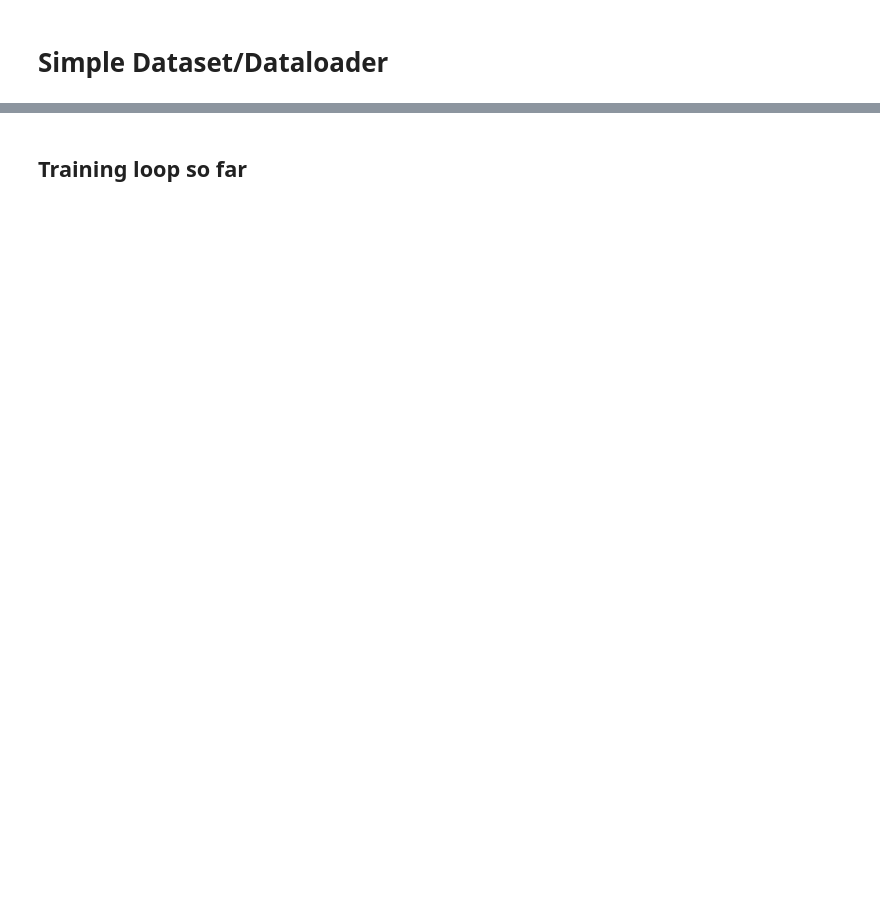
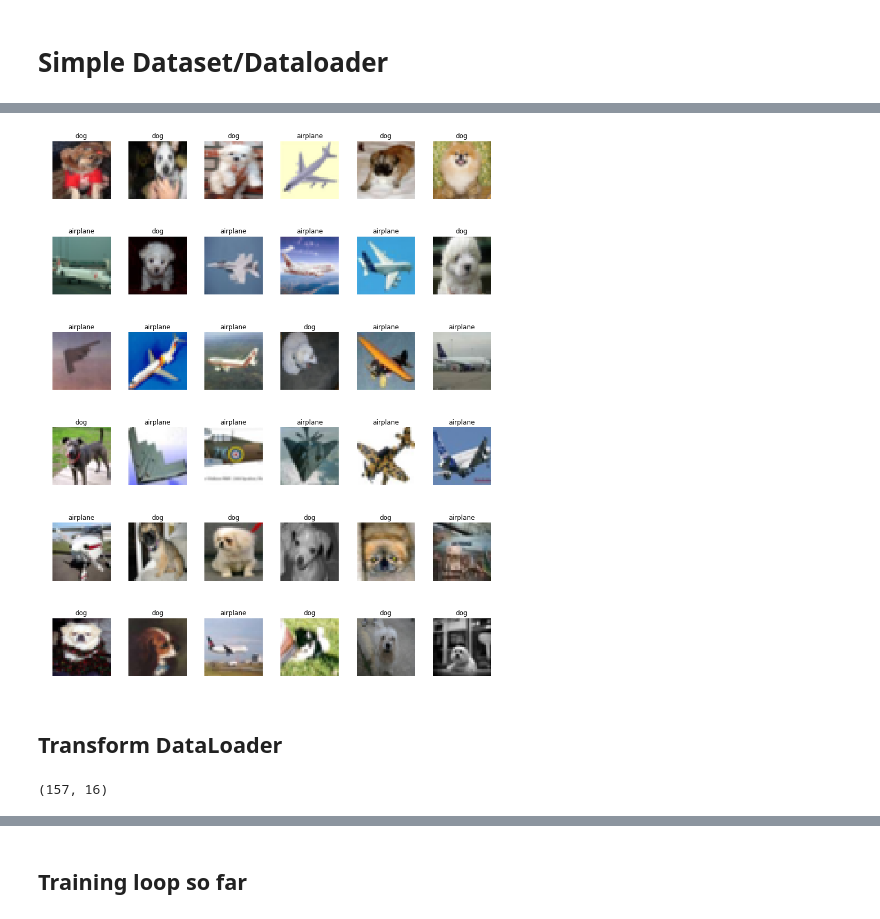
Before and after one commit to fastai/fastai_old, a Jupyter notebook: dev_nb/002_images.ipynb, the cells around one changed output, grey strips where cells are left out. Cells and saved outputs as stored; diff of their text form; code cells hidden in the pictures; blank space fills up the shorter version.

```diff
--- a/dev_nb/002_images.ipynb
+++ b/dev_nb/002_images.ipynb
@@ -155,16 +96,10 @@ class DataBunch():
         self.train_dl = get_dataloader(trn_ds, bs,   shuffle=True,  device=self.device)
         self.valid_dl = get_dataloader(val_ds, bs*2, shuffle=False, device=self.device)
 
-    @classmethod #Insure compatibility with previous notebook
-    def from_arrays(cls, x_train, y_train, x_valid, y_valid, bs=64, device=None):
-        x_train,y_train,x_valid,y_valid = map(torch.tensor, (x_train,y_train,x_valid,y_valid))
-        trn_ds, val_ds = TensorDataset(x_train, y_train), TensorDataset(x_valid, y_valid)
+    @classmethod
+    def from_files(cls, path, trn_name='train', val_name='valid', bs=64, device=None):
+        trn_ds, val_ds = FilesDataset(path/trn_name), FilesDataset(path/val_name)
         return cls(trn_ds, val_ds, bs, device)
-
-    @classmethod
-    def from_files(cls, Path, trn_name='train', val_name='valid', bs=64, device=None):
-        trn_ds, val_ds = FilesDataset(PATH/trn_name), FilesDataset(Path/val_name)
-        return cls(trn_ds, val_ds, bs, device)
 # %%
 data = DataBunch.from_files(PATH, val_name='test')
 # %%
@@ -173,0 +109,9 @@ len(data.train_dl), len(data.valid_dl)
+# %%
+def show_image(img, ax):
+    ax.imshow(img.cpu().numpy())
+    ax.axis('off')
+
+def show_image_batch(dl, rows=None):
+    if rows is None: rows = int(math.sqrt(len(x)))
+    x,y = next(iter(dl))[:rows*rows]
+    show_images(x,y,rows)
@@ -173,0 +125,6 @@ len(data.train_dl), len(data.valid_dl)
+# %%
+show_image_batch(data.train_dl, 6)
+# %% [output]
+[figure, added]
+# %% [markdown]
+## Transform DataLoader
@@ -174,2 +160,6 @@ len(data.train_dl), len(data.valid_dl)
+# %%
+len(data.train_dl), len(data.valid_dl)
+# %% [output]
+(157, 16)
 # %%
 x,y = next(iter(data.train_dl))
```
Also changed, not shown: parts of 32 cells of this notebook, 3 other files.
